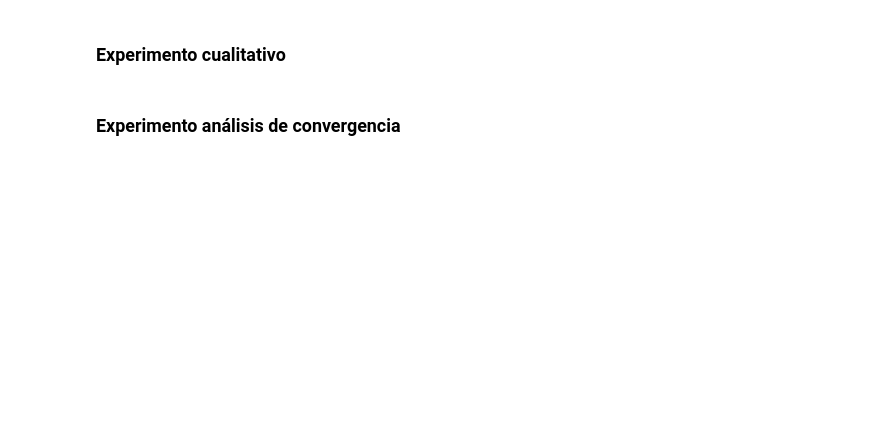
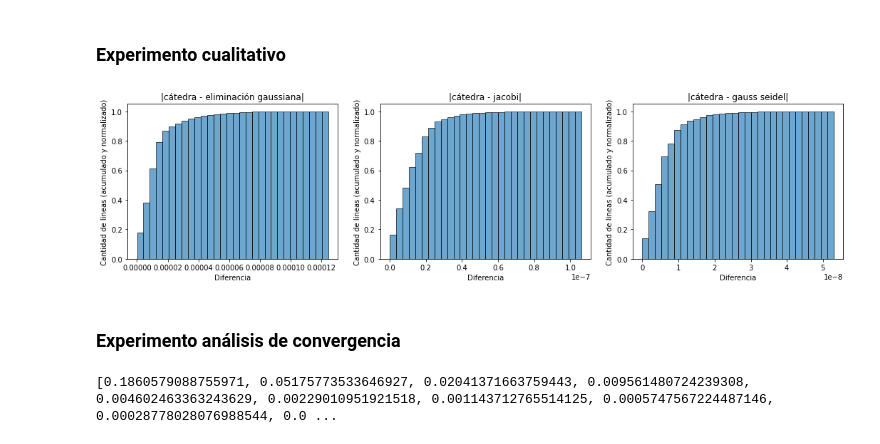
Before and after one commit to elgrandt/metodos-2022, a Jupyter notebook: TP3/python/experimentacion.ipynb, the cells around one changed output. Drawn from its saved outputs; the diff is of its cells as text; code cells hidden in the pictures; blank space fills up the shorter version.

```diff
--- a/TP3/python/experimentacion.ipynb
+++ b/TP3/python/experimentacion.ipynb
@@ -60,4 +227,55 @@ def correr_experimento(archivo_instancia, p, algoritmo):
 # %% [markdown]
 ### Experimento cualitativo
+# %%
+_, resultados_eg, _ = correr_experimento('../../tests/', 'test_30_segundos.txt', 0.8, 'eg')
+_, resultados_jb, _ = correr_experimento('../../tests/', 'test_30_segundos.txt', 0.8, 'jb')
+_, resultados_gs, _ = correr_experimento('../../tests/', 'test_30_segundos.txt', 0.8, 'gs')
+# %%
+f = open(os.path.join(f'../tests/test_30_segundos.txt.out'), 'r')
+resultados_esperados = []
+line_index = 0
+for line in f:
+    line_index += 1
+    if line_index == 1:
+        continue
+    resultados_esperados.append(float(line))
+f.close()
+# %%
+diferencias_eg = np.abs(np.array(resultados_eg) - np.array(resultados_esperados))
+diferencias_jb = np.abs(np.array(resultados_jb) - np.array(resultados_esperados))
+diferencias_gs = np.abs(np.array(resultados_gs) - np.array(resultados_esperados))
+# %%
+fig, ((ax1, ax2, ax3)) = plt.subplots(1, 3, figsize = (18,4))
+
+ax1.hist(diferencias_eg, bins=30, cumulative=True, weights=np.ones_like(diferencias_eg) / len(diferencias_eg), edgecolor='k', alpha=0.65)
+ax1.set_xlabel("Diferencia")
+ax1.set_ylabel("Cantidad de lineas (acumulado y normalizado)")
+ax1.set_title("|cátedra - eliminación gaussiana|")
+
+ax2.hist(diferencias_jb, bins=30, cumulative=True, weights=np.ones_like(diferencias_jb) / len(diferencias_jb), edgecolor='k', alpha=0.65)
+ax2.set_xlabel("Diferencia")
+ax2.set_ylabel("Cantidad de lineas (acumulado y normalizado)")
+ax2.set_title("|cátedra - jacobi|")
+
+ax3.hist(diferencias_gs, bins=30, cumulative=True, weights=np.ones_like(diferencias_gs) / len(diferencias_gs), edgecolor='k', alpha=0.65)
+ax3.set_xlabel("Diferencia")
+ax3.set_ylabel("Cantidad de lineas (acumulado y normalizado)")
+ax3.set_title("|cátedra - gauss seidel|")
+
+plt.savefig('./graficos/experimento_cualitativo.png')
+plt.show()
+plt.close()
+# %% [output]
+[figure, added]
 # %% [markdown]
 ### Experimento análisis de convergencia
+# %%
+_, resultados_jb, iteraciones_jb = correr_experimento('../../tests/', 'test_aleatorio_desordenado.txt', 0.76, 'jb')
+_, resultados_gs, iteraciones_gs = correr_experimento('../../tests/', 'test_aleatorio_desordenado.txt', 0.76, 'gs')
+
+diferencias_jb = [np.linalg.norm(np.array(iteracion) - np.array(resultados_jb)) for iteracion in iteraciones_jb]
+diferencias_gs = [np.linalg.norm(np.array(iteracion) - np.array(resultados_gs)) for iteracion in iteraciones_gs]
+
+print(diferencias_jb)
+# %% [output]
+[0.1860579088755971, 0.05175773533646927, 0.02041371663759443, 0.009561480724239308, 0.004602463363243629, 0.00229010951921518, 0.001143712765514125, 0.0005747567224487146, 0.00028778028076988544, 0.0 ...
```
Also changed, not shown: parts of 9 cells of this notebook, 5 other files.
